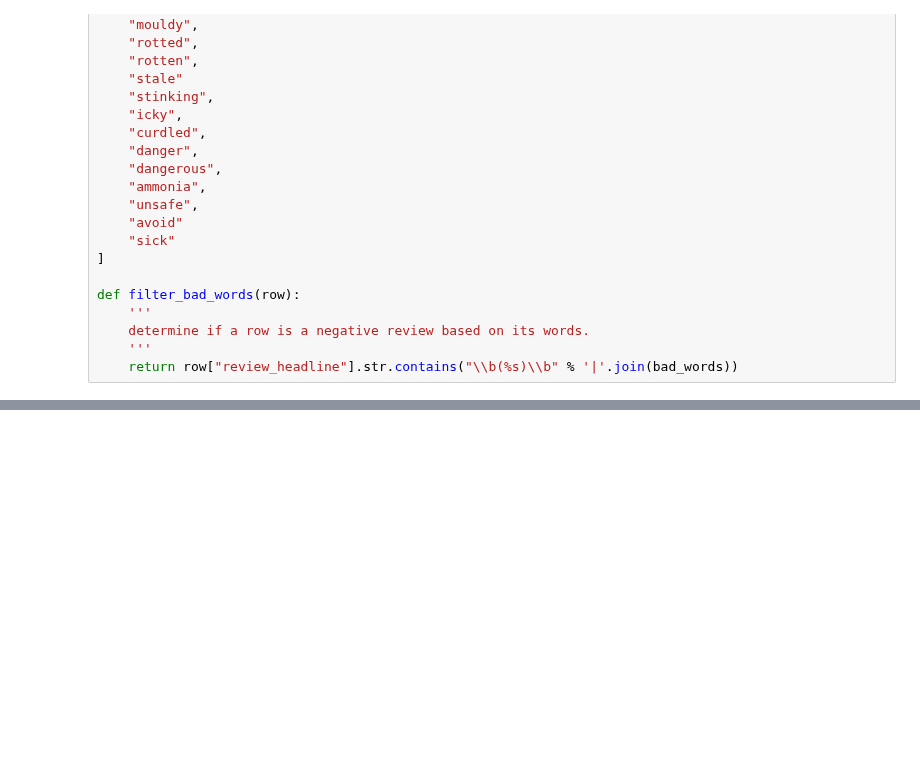
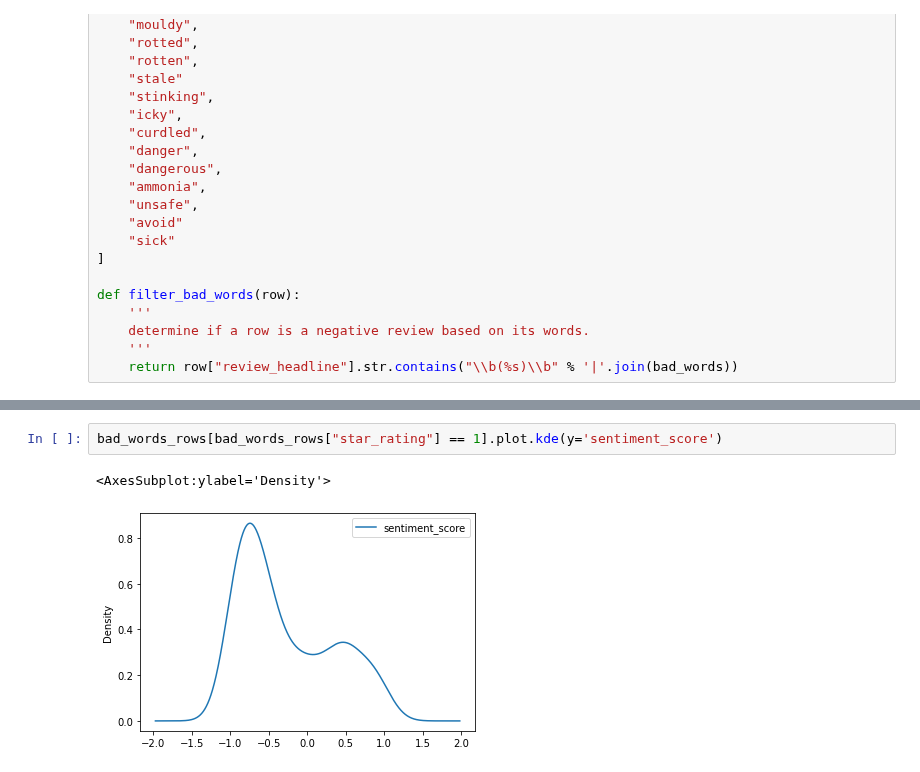
Before and after one commit to Yepadee/ads-cwk, a Jupyter notebook: sentiment.ipynb, the cells around one changed output, grey strips where cells are left out. Saved outputs shown, nothing was run; the diff lists cells and outputs as text; blank space fills up the shorter version.

```diff
--- a/sentiment.ipynb
+++ b/sentiment.ipynb
@@ -304,0 +270,5 @@ negative_rows.apply(pd.value_counts)
+# %%
+bad_words_rows[bad_words_rows["star_rating"] == 1].plot.kde(y='sentiment_score')
+# %% [output]
+<AxesSubplot:ylabel='Density'>
+[figure, added]
```
Also changed, not shown: parts of 17 cells of this notebook.
